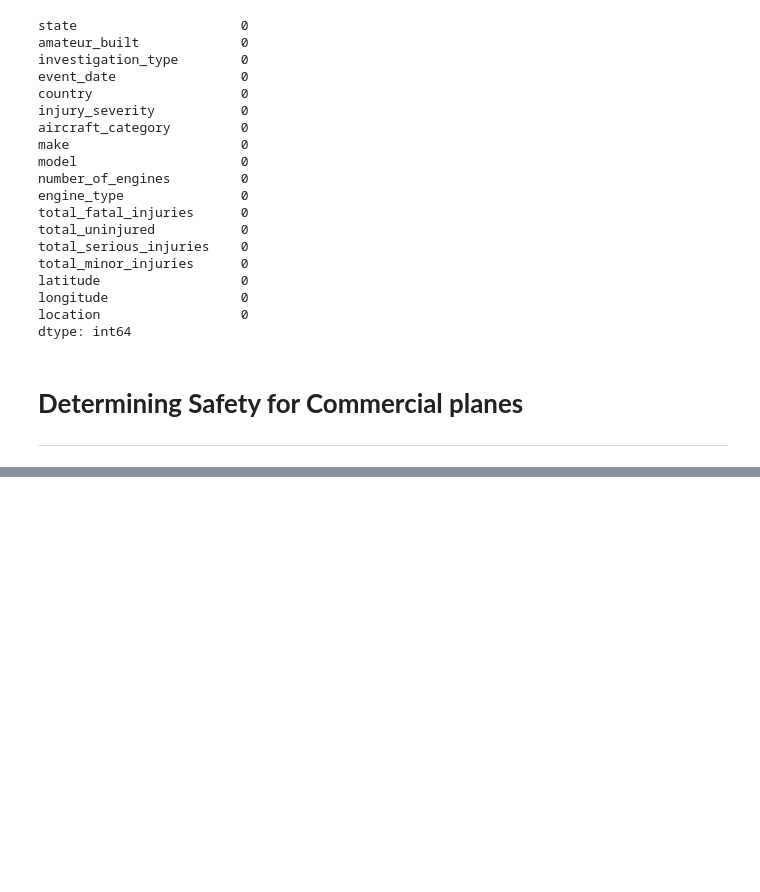
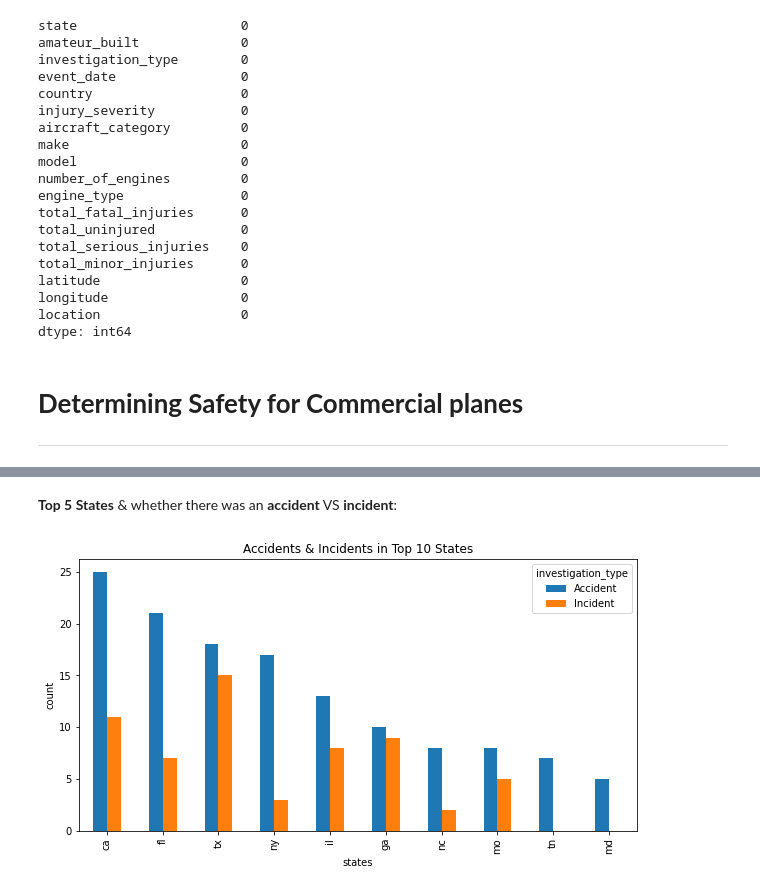
Before and after one commit to jtjohn172/Aviation-Data-Analysis-Project, a Jupyter notebook: commercial_planes.ipynb, the cells around one changed output, grey strips where cells are left out. Cells and saved outputs as stored; diff of their text form; code cells hidden in the pictures; blank space fills up the shorter version.

```diff
--- a/commercial_planes.ipynb
+++ b/commercial_planes.ipynb
@@ -482,0 +472,14 @@ plane_types_nonfatal
+# %% [markdown]
+**Top 5 States** & whether there was an **accident** VS **incident**:
+# %%
+grouped_1 = df.groupby(['state', 'investigation_type']).size().unstack().sort_values(by='Accident', ascending=False).head(10)
+
+# Plot
+grouped_1.plot(kind='bar', stacked=False, figsize=(10,5))
+plt.xlabel('states')
+plt.ylabel('count')
+plt.title('Accidents & Incidents in Top 10 States')
+
+plt.show()
+# %% [output]
+[figure, added]
```
Also changed, not shown: parts of 10 cells of this notebook.
